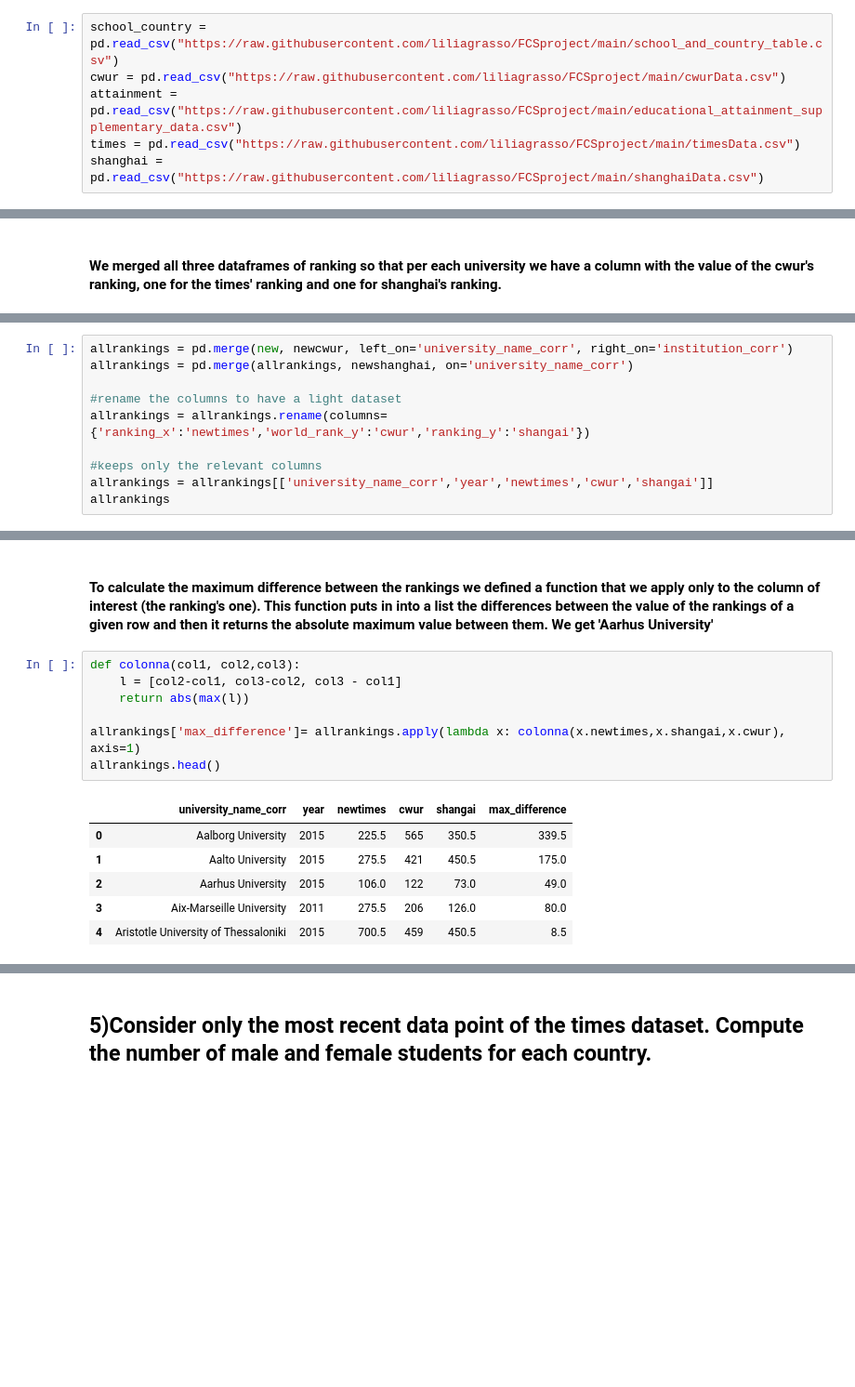
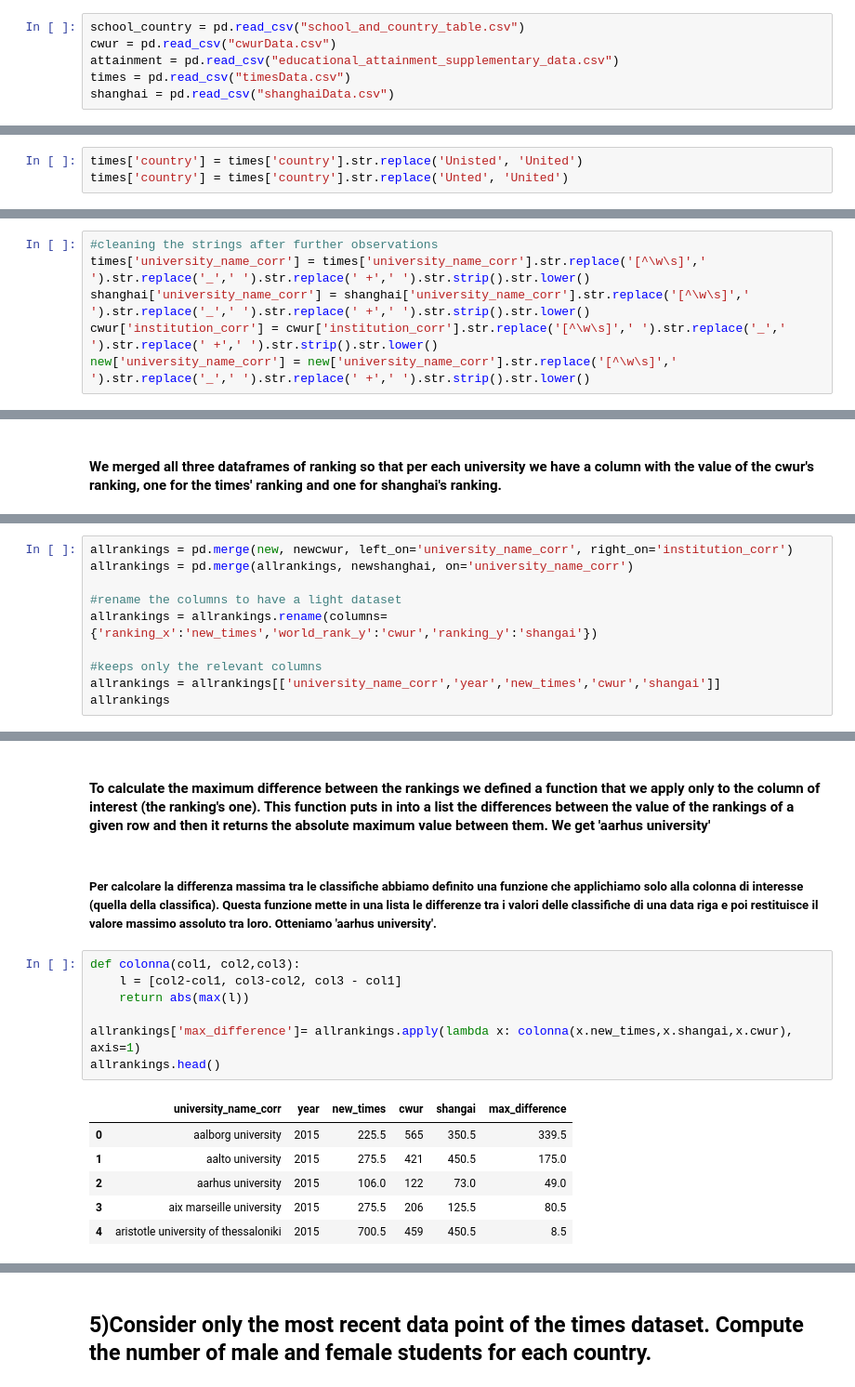
Before and after one commit to liliagrasso/FCSproject, a Jupyter notebook: FoCS_Project_Grasso_Marnati.ipynb, the cells around one changed output, grey strips where cells are left out. Shown: that part at 93% size. Cells and saved outputs as stored; diff of their text form; blank space fills up the shorter version.

```diff
--- a/SuperProject (1).ipynb
+++ b/FoCS_Project_Grasso_Marnati.ipynb
@@ -17,9 +19,9 @@ import re
 # %% [markdown]
 ## Datasets
 # %%
-school_country = pd.read_csv("https://raw.githubusercontent.com/liliagrasso/FCSproject/main/school_and_country_table.csv")
-cwur = pd.read_csv("https://raw.githubusercontent.com/liliagrasso/FCSproject/main/cwurData.csv")
-attainment = pd.read_csv("https://raw.githubusercontent.com/liliagrasso/FCSproject/main/educational_attainment_supplementary_data.csv")
-times = pd.read_csv("https://raw.githubusercontent.com/liliagrasso/FCSproject/main/timesData.csv")
-shanghai = pd.read_csv("https://raw.githubusercontent.com/liliagrasso/FCSproject/main/shanghaiData.csv")
+school_country = pd.read_csv("school_and_country_table.csv")
+cwur = pd.read_csv("cwurData.csv")
+attainment = pd.read_csv("educational_attainment_supplementary_data.csv")
+times = pd.read_csv("timesData.csv")
+shanghai = pd.read_csv("shanghaiData.csv")
 # %% [markdown]
@@ -66,6 +70,9 @@ times['income']
 2601    40.4
 2602    39.8
 Name: income, Length: 2603, dtype: float64
+# %%
+times['country'] = times['country'].str.replace('Unisted', 'United')
+times['country'] = times['country'].str.replace('Unted', 'United')
 # %% [markdown]
  ## 1)For each university, extract from the times dataset the most recent and the least recent data, obtaining two separate dataframes
 # %% [markdown]
@@ -196 +241,7 @@ new['university_name_corr'] =new['university_name'].astype(str).apply(sost_pare)
+# %%
+#cleaning the strings after further observations
+times['university_name_corr'] = times['university_name_corr'].str.replace('[^\w\s]',' ').str.replace('_',' ').str.replace(' +',' ').str.strip().str.lower()
+shanghai['university_name_corr'] = shanghai['university_name_corr'].str.replace('[^\w\s]',' ').str.replace('_',' ').str.replace(' +',' ').str.strip().str.lower()
+cwur['institution_corr'] = cwur['institution_corr'].str.replace('[^\w\s]',' ').str.replace('_',' ').str.replace(' +',' ').str.strip().str.lower()
+new['university_name_corr'] = new['university_name_corr'].str.replace('[^\w\s]',' ').str.replace('_',' ').str.replace(' +',' ').str.strip().str.lower()
 # %% [markdown]
@@ -229,9 +286,9 @@ allrankings = pd.merge(new, newcwur, left_on='university_name_corr', right_on='i
 allrankings = pd.merge(allrankings, newshanghai, on='university_name_corr')
 
 #rename the columns to have a light dataset
-allrankings = allrankings.rename(columns={'ranking_x':'newtimes','world_rank_y':'cwur','ranking_y':'shangai'})
+allrankings = allrankings.rename(columns={'ranking_x':'new_times','world_rank_y':'cwur','ranking_y':'shangai'})
 
 #keeps only the relevant columns
-allrankings = allrankings[['university_name_corr','year','newtimes','cwur','shangai']]
+allrankings = allrankings[['university_name_corr','year','new_times','cwur','shangai']]
 allrankings
 # %% [output]
@@ -251,17 +308,19 @@ allrankings
 # %% [markdown]
-#### To calculate the maximum difference between the rankings we defined a function that we apply only to the column of interest (the ranking's one). This function puts in into a list the differences between the value of the rankings of a given row and then it returns the absolute maximum value between them. We get 'Aarhus University'
+#### To calculate the maximum difference between the rankings we defined a function that we apply only to the column of interest (the ranking's one). This function puts in into a list the differences between the value of the rankings of a given row and then it returns the absolute maximum value between them. We get 'aarhus university'
+# %% [markdown]
+##### Per calcolare la differenza massima tra le classifiche abbiamo definito una funzione che applichiamo solo alla colonna di interesse (quella della classifica). Questa funzione mette in una lista le differenze tra i valori delle classifiche di una data riga e poi restituisce il valore massimo assoluto tra loro. Otteniamo 'aarhus university'.
 # %%
 def colonna(col1, col2,col3):
     l = [col2-col1, col3-col2, col3 - col1]
     return abs(max(l))
 
-allrankings['max_difference']= allrankings.apply(lambda x: colonna(x.newtimes,x.shangai,x.cwur), axis=1)
+allrankings['max_difference']= allrankings.apply(lambda x: colonna(x.new_times,x.shangai,x.cwur), axis=1)
 allrankings.head()
 # %% [output]
-|  | university_name_corr | year | newtimes | cwur | shangai | max_difference |
-| 0 | Aalborg University | 2015 | 225.5 | 565 | 350.5 | 339.5 |
-| 1 | Aalto University | 2015 | 275.5 | 421 | 450.5 | 175.0 |
-| 2 | Aarhus University | 2015 | 106.0 | 122 | 73.0 | 49.0 |
-| 3 | Aix-Marseille University | 2011 | 275.5 | 206 | 126.0 | 80.0 |
-| 4 | Aristotle University of Thessaloniki | 2015 | 700.5 | 459 | 450.5 | 8.5 |
+|  | university_name_corr | year | new_times | cwur | shangai | max_difference |
+| 0 | aalborg university | 2015 | 225.5 | 565 | 350.5 | 339.5 |
+| 1 | aalto university | 2015 | 275.5 | 421 | 450.5 | 175.0 |
+| 2 | aarhus university | 2015 | 106.0 | 122 | 73.0 | 49.0 |
+| 3 | aix marseille university | 2015 | 275.5 | 206 | 125.5 | 80.5 |
+| 4 | aristotle university of thessaloniki | 2015 | 700.5 | 459 | 450.5 | 8.5 |
 # %%
```
Also changed, not shown: parts of 69 cells of this notebook.
